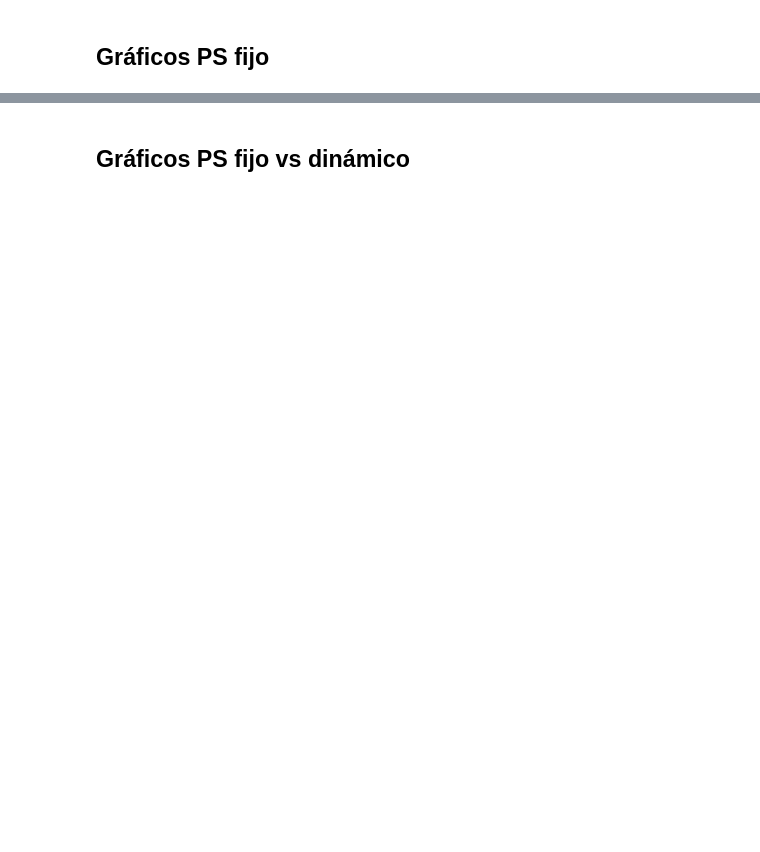
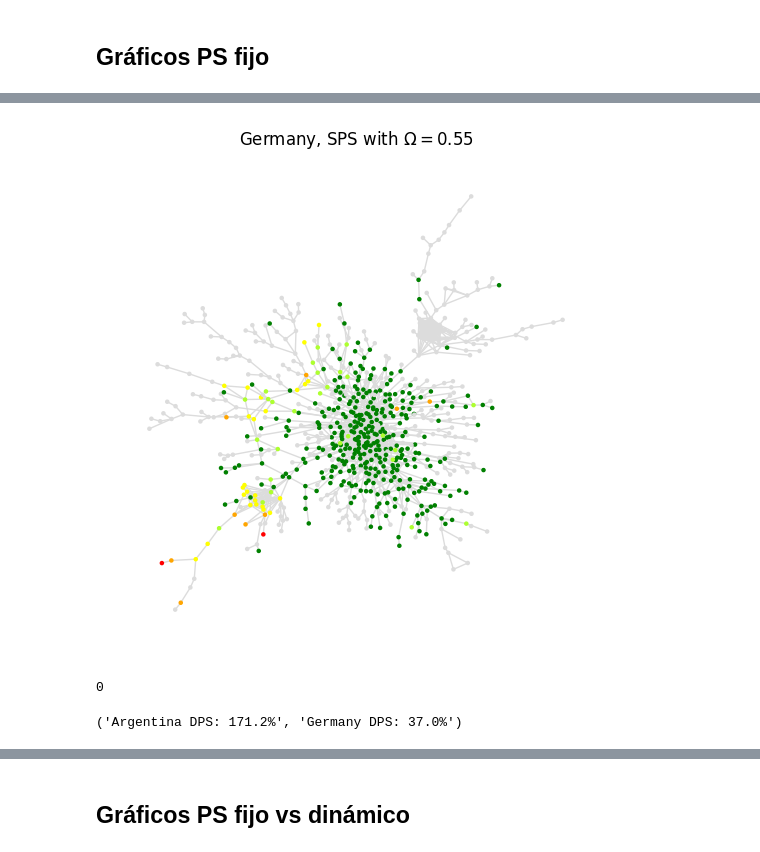
Before and after one commit to valchulen/product-space, a Jupyter notebook: Abstract.ipynb, the cells around one changed output, grey strips where cells are left out. Drawn from its saved outputs; the diff is of its cells as text; code cells hidden in the pictures; blank space fills up the shorter version.

```diff
--- a/Abstract.ipynb
+++ b/Abstract.ipynb
@@ -90,0 +196,21 @@ graph_local.plot("Argentina", legend_title="Simulation steps", figsize=(9,7))
+# %%
+graph_local.plot("Germany", title="Germany, SPS with $\Omega = 0.55$", legend_title="Simulation steps",
+                 figsize=(500*idpi,500*idpi), node_size=5)
+# %% [output]
+[figure, added]
+# %%
+from metrics.product_space_graph import ProductSpaceGraph
+graph_global = ProductSpaceGraph("experimentacion/original-data-global-0.55/exports_history.pkl")
+(graph_local.product_discovery("Argentina") == 6.0).sum()
+# %% [output]
+0
+# %%
+arg_t5=graph_global.exports_by_country.loc["Argentina"].exports[5].sum()
+arg_t0=graph_global.exports_by_country.loc["Argentina"].exports[0].sum()
+ger_t5=graph_global.exports_by_country.loc["Germany"].exports[5].sum()
+ger_t0=graph_global.exports_by_country.loc["Germany"].exports[0].sum()
+
+(f"Argentina DPS: {round((arg_t5-arg_t0)/arg_t0*100, 1)}%",
+ f"Germany DPS: {round((ger_t5-ger_t0)/ger_t0*100,1)}%")
+# %% [output]
+('Argentina DPS: 171.2%', 'Germany DPS: 37.0%')
```
Also changed, not shown: parts of 16 cells of this notebook, 48 other files.
